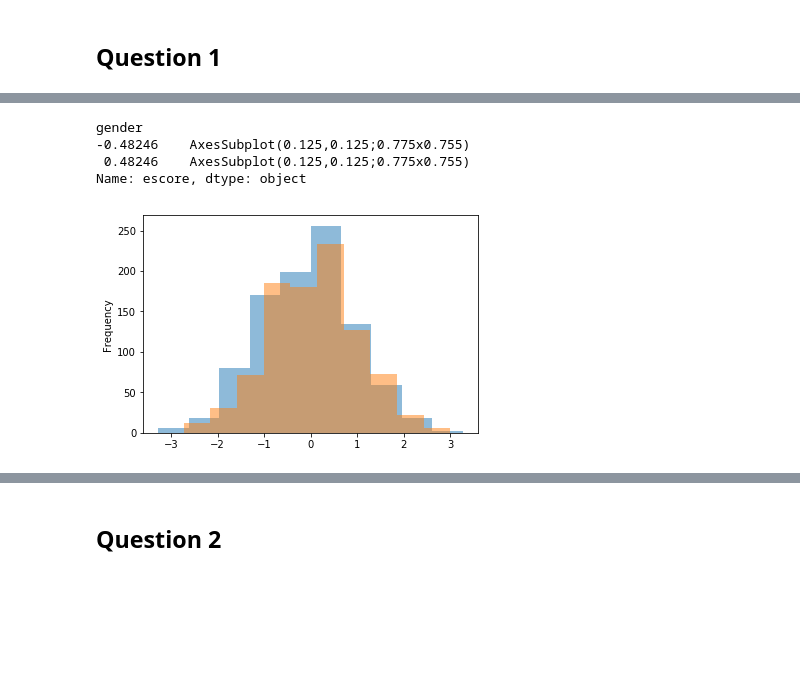
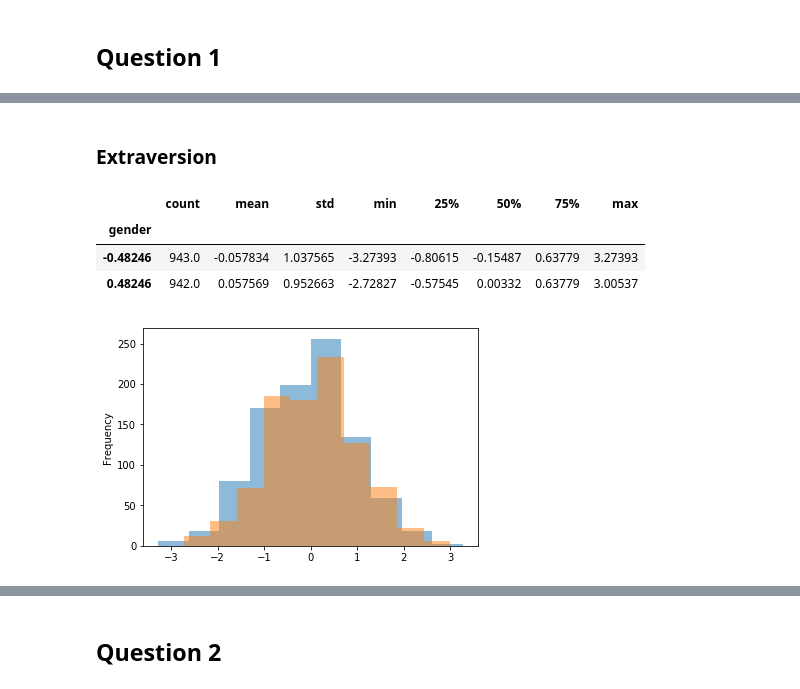
Before and after one commit to AndreMoukarzel/MAC0459, a Jupyter notebook: DataScienceEP1.ipynb, the cells around one changed output, grey strips where cells are left out. Cells and saved outputs as stored; diff of their text form; code cells hidden in the pictures; blank space fills up the shorter version.

```diff
--- a/DataScienceEP1.ipynb
+++ b/DataScienceEP1.ipynb
@@ -49,8 +73,11 @@ Name: nscore, dtype: object
+# %% [markdown]
+### Extraversion
 # %%
 drugs.groupby('gender')['escore'].plot.hist(alpha=0.5)
+drugs.groupby('gender')['escore'].describe()
 # %% [output]
-gender
--0.48246    AxesSubplot(0.125,0.125;0.775x0.755)
- 0.48246    AxesSubplot(0.125,0.125;0.775x0.755)
-Name: escore, dtype: object
+|  | count | mean | std | min | 25% | 50% | 75% | max |
+| gender |  |  |  |  |  |  |  |  |
+| -0.48246 | 943.0 | -0.057834 | 1.037565 | -3.27393 | -0.80615 | -0.15487 | 0.63779 | 3.27393 |
+| 0.48246 | 942.0 | 0.057569 | 0.952663 | -2.72827 | -0.57545 | 0.00332 | 0.63779 | 3.00537 |
 [figure]
```
Also changed, not shown: parts of 83 cells of this notebook.
